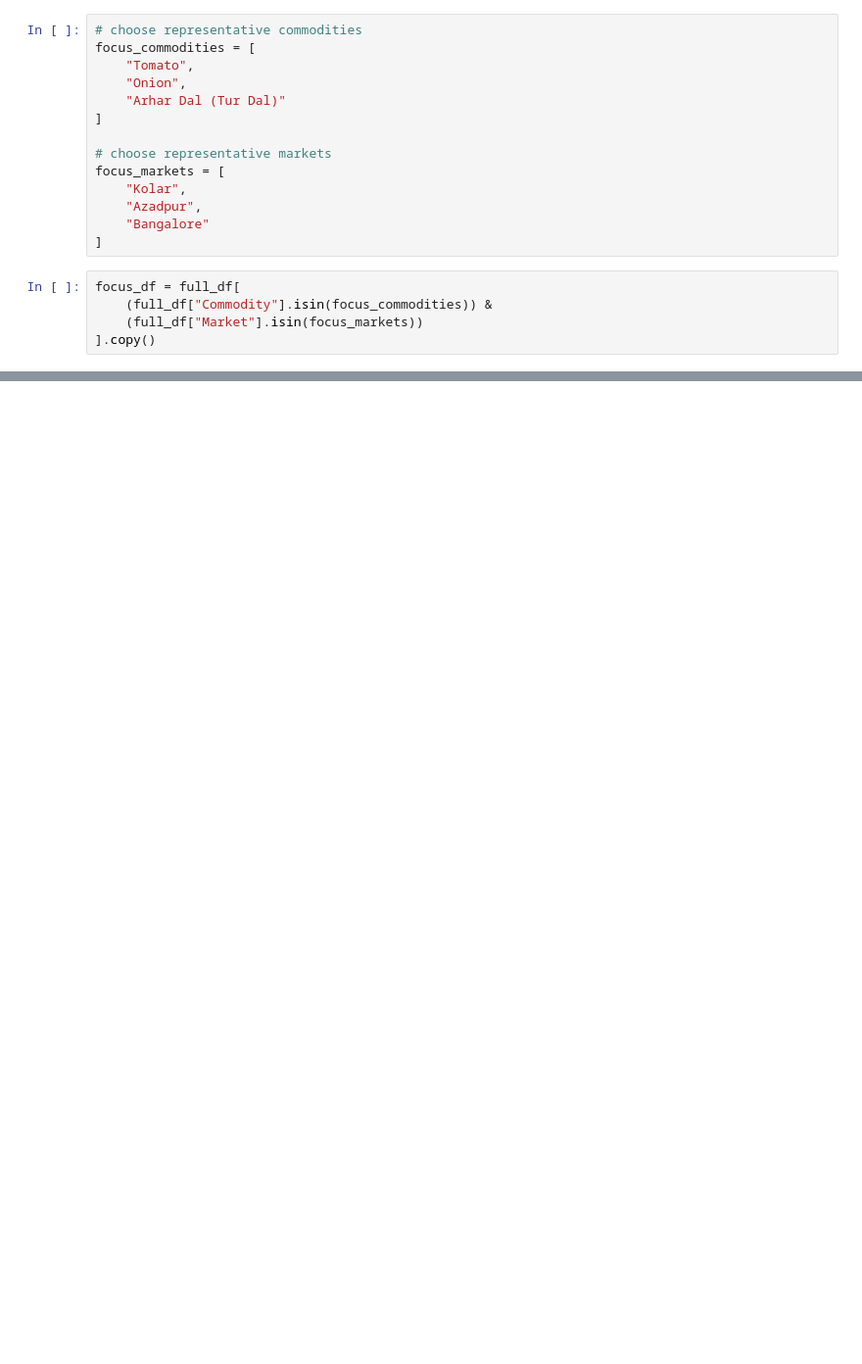
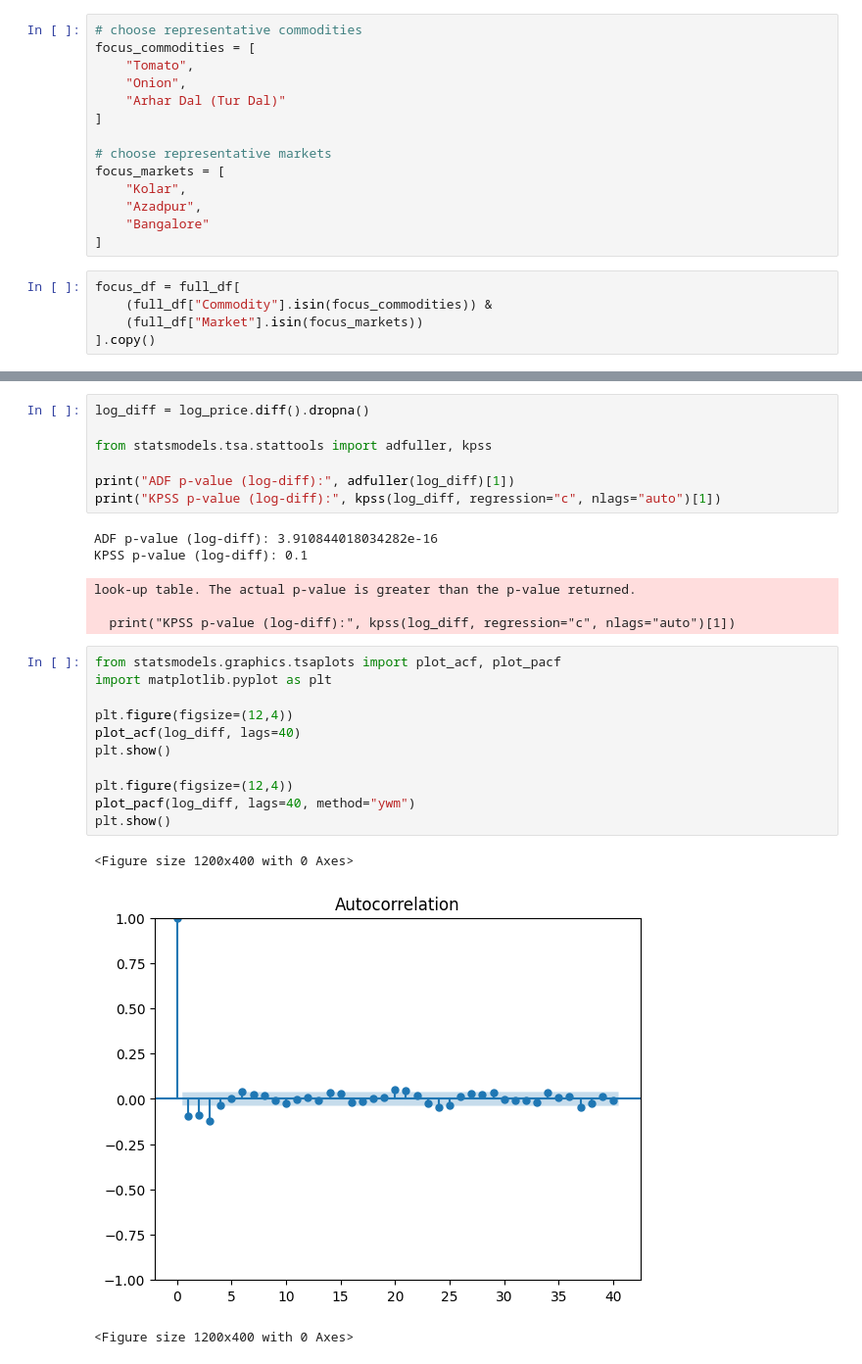
Before and after one commit to nittloadeddiper/agri_price_pred, a Jupyter notebook: winter_proj.ipynb, the cells around one changed output, grey strips where cells are left out. Shown at 98% size. Cells and saved outputs as stored; diff of their text form; blank space fills up the shorter version.

```diff
--- a/winter_proj.ipynb
+++ b/winter_proj.ipynb
@@ -82,0 +403,28 @@ focus_df.groupby(["Commodity", "Market"]).size().sort_values(ascending=False)
+# %%
+log_diff = log_price.diff().dropna()
+
+from statsmodels.tsa.stattools import adfuller, kpss
+
+print("ADF p-value (log-diff):", adfuller(log_diff)[1])
+print("KPSS p-value (log-diff):", kpss(log_diff, regression="c", nlags="auto")[1])
+# %% [output]
+ADF p-value (log-diff): 3.910844018034282e-16
+KPSS p-value (log-diff): 0.1
+look-up table. The actual p-value is greater than the p-value returned.
+
+  print("KPSS p-value (log-diff):", kpss(log_diff, regression="c", nlags="auto")[1])
+# %%
+from statsmodels.graphics.tsaplots import plot_acf, plot_pacf
+import matplotlib.pyplot as plt
+
+plt.figure(figsize=(12,4))
+plot_acf(log_diff, lags=40)
+plt.show()
+
+plt.figure(figsize=(12,4))
+plot_pacf(log_diff, lags=40, method="ywm")
+plt.show()
+# %% [output]
+<Figure size 1200x400 with 0 Axes>
+[figure, added]
+<Figure size 1200x400 with 0 Axes>
```
Also changed, not shown: parts of 116 cells of this notebook.
